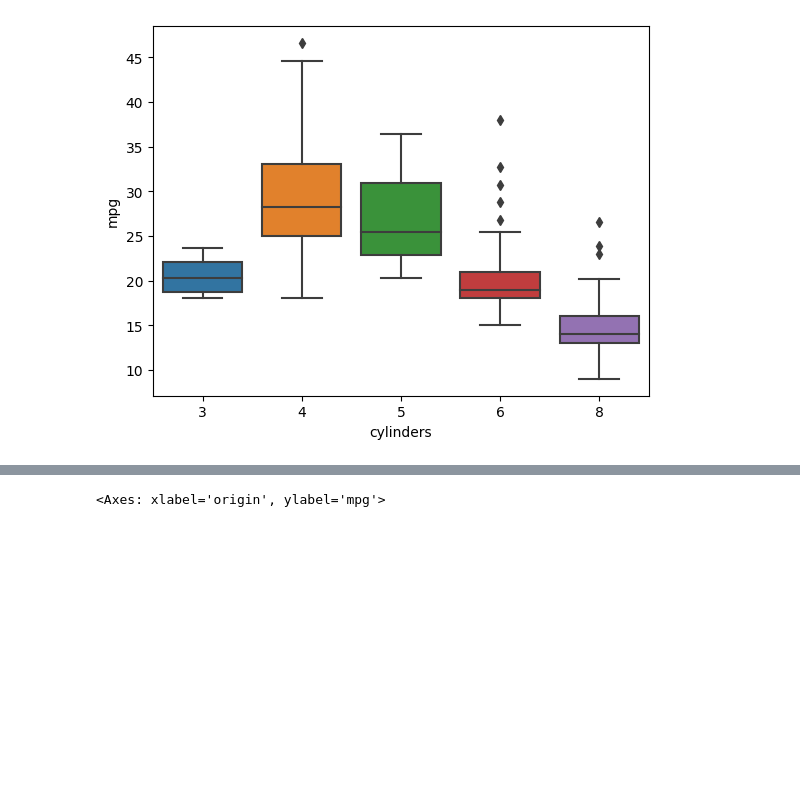
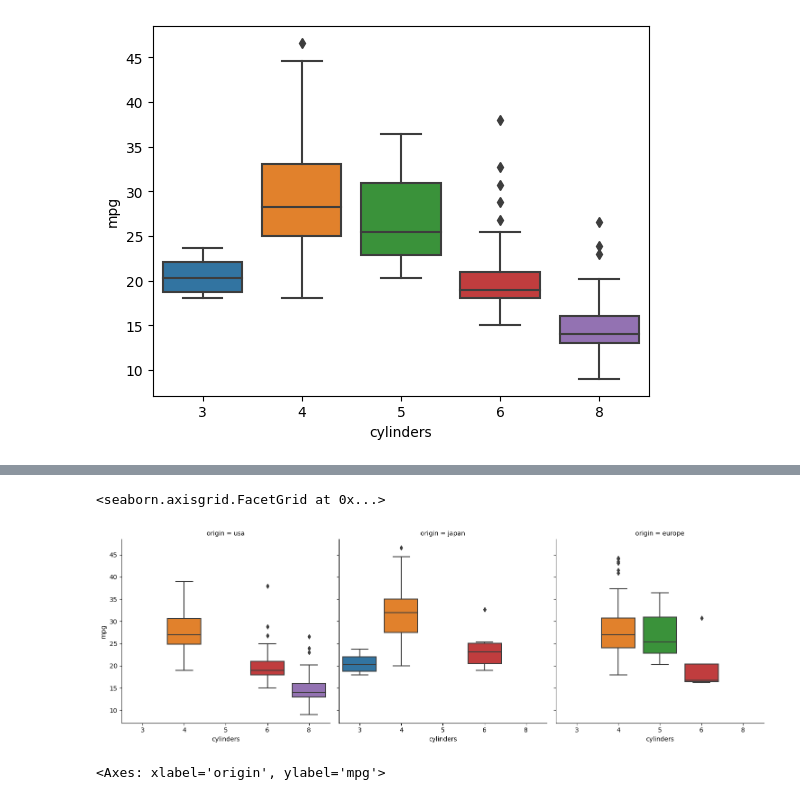
Before and after one commit to kim-dahun/python-study, a Jupyter notebook: py18_mpg.ipynb, the cells around one changed output, grey strips where cells are left out. Drawn from its saved outputs; the diff is of its cells as text; code cells hidden in the pictures; blank space fills up the shorter version.

```diff
--- a/py18_mpg.ipynb
+++ b/py18_mpg.ipynb
@@ -155,3 +155,8 @@ sns.boxplot(data=mpg, x='origin', y='mpg', hue='cylinders', width=0.6)
+# %%
+sns.catplot(data=mpg, x='cylinders', y='mpg', col='origin', kind='box')
+# %% [output]
+<seaborn.axisgrid.FacetGrid at 0x...>
+[figure, added]
 # %%
 sns.barplot(data=mpg, x='origin', hue='cylinders', y='mpg')
 # %% [output]
```
Also changed, not shown: parts of 6 cells of this notebook.
